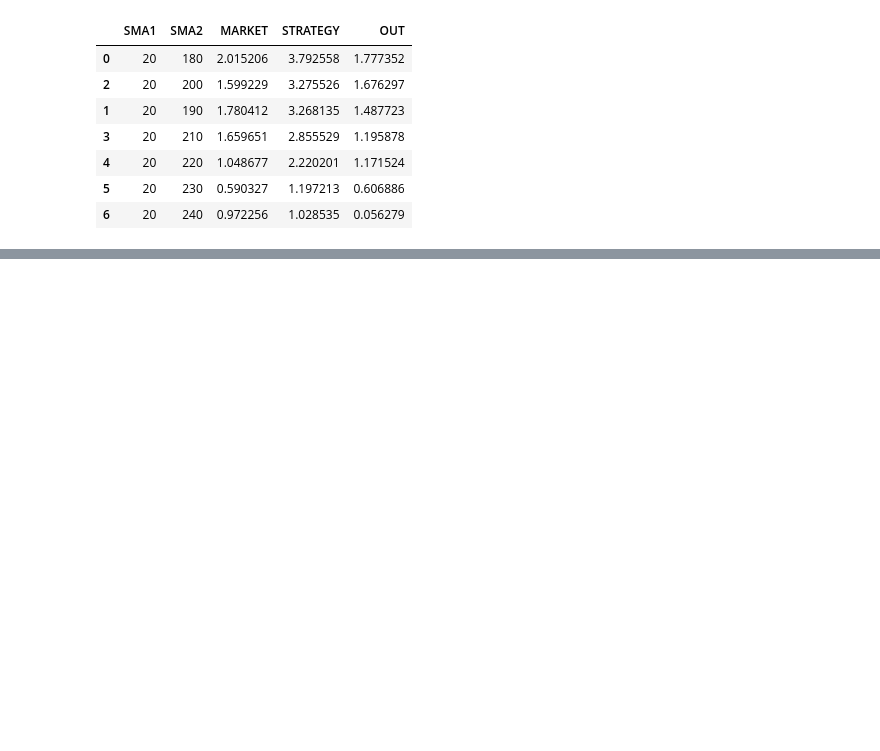
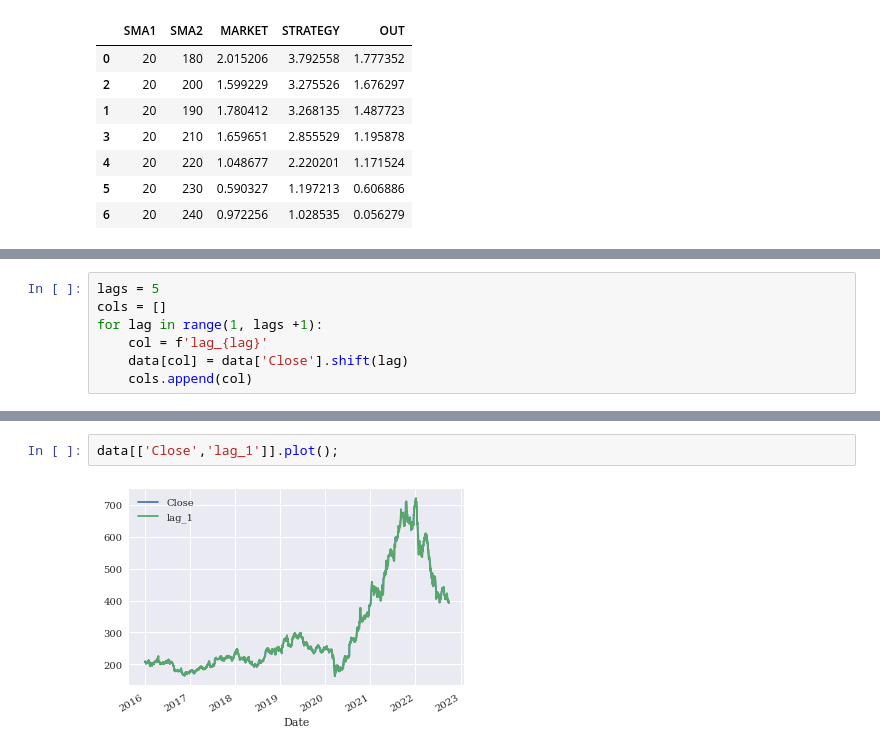
Before and after one commit to omsouravsharma/Python_for_algorithmic_trading-, a Jupyter notebook: Ch15.ipynb, the cells around one changed output, grey strips where cells are left out. Drawn from its saved outputs; the diff is of its cells as text; blank space fills up the shorter version.

```diff
--- a/Ch15.ipynb
+++ b/Ch15.ipynb
@@ -154,0 +160,7 @@ results.sort_values('OUT', ascending=False).head(7)
+# %%
+lags = 5
+cols = []
+for lag in range(1, lags +1):
+    col = f'lag_{lag}'
+    data[col] = data['Close'].shift(lag)
+    cols.append(col)
@@ -154,0 +177,4 @@ results.sort_values('OUT', ascending=False).head(7)
+# %%
+data[['Close','lag_1']].plot();
+# %% [output]
+[figure, added]
```
Also changed, not shown: parts of 46 cells of this notebook.
